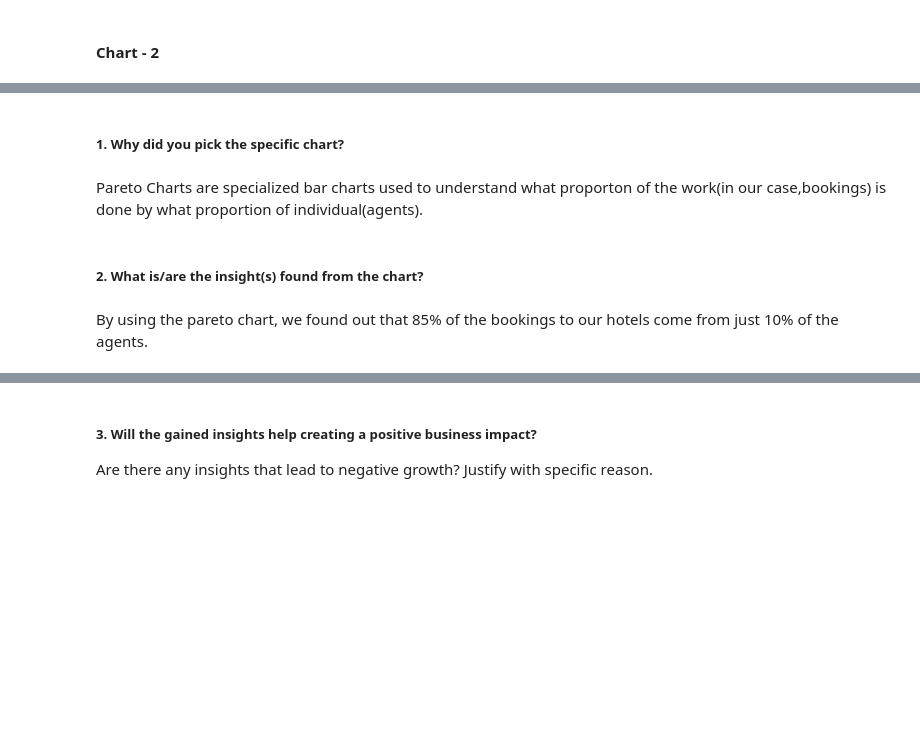
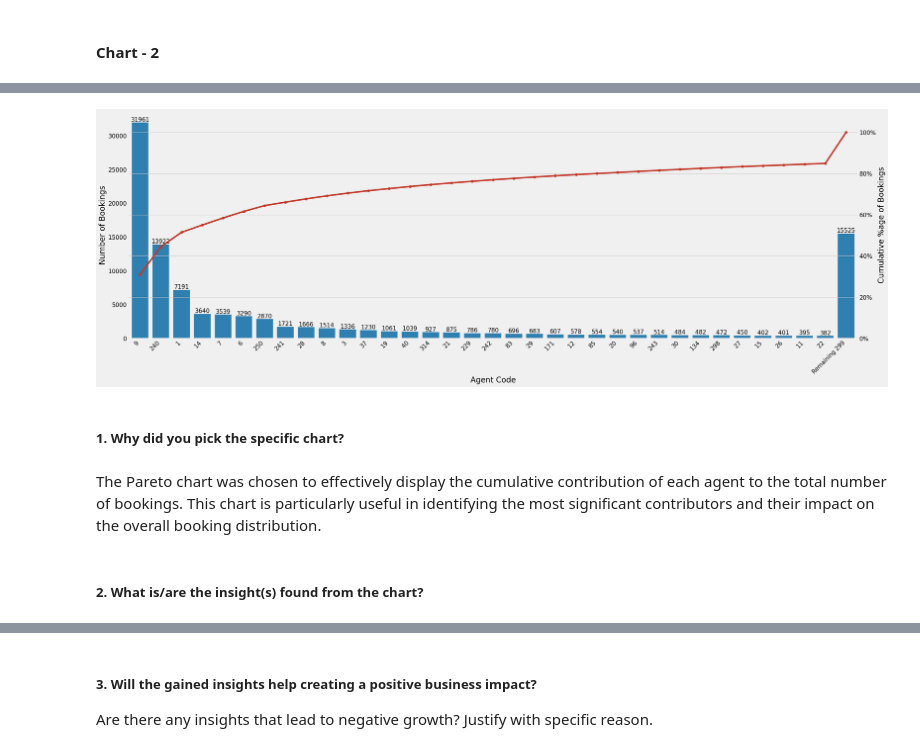
Before and after one commit to bisht-deepak/EDA, a Jupyter notebook: Hotel Booking/hotel-booking-analysis.ipynb, the cells around one changed output, grey strips where cells are left out. Drawn from its saved outputs; the diff is of its cells as text; code cells hidden in the pictures; blank space fills up the shorter version.

Commit message:
Kaggle Notebook | Hotel Booking Analysis | Version 10

```diff
--- a/Hotel Booking/hotel-booking-analysis.ipynb
+++ b/Hotel Booking/hotel-booking-analysis.ipynb
@@ -485,40 +662,41 @@ ax.set_ylabel("Number of Bookings", fontsize= 20)
 
 #aligning the first and last bars near to the edges
 ax.set_xmargin(0.005)
 
 #removing grid lines for the primary axis
 ax.grid(False)
 
 #plotting the cumulative percentage of bookings for agents as a line plot
 ax2= ax.twinx()
 ax2.plot(agents["cumperc"], marker="o", color= "#c23728")
 
 #customising the secondary y axis
 ax2.yaxis.set_major_formatter(PercentFormatter())
 ax2.tick_params(labelsize= 15)
 ax2.set_ylabel("Cumulative %age of Bookings", fontsize= 20)
+#aligning the secondary y axis with the primary y axis
 ax2.set_ylim(0,110)
-ax2.set_axisbelow("line")
+ax2.set_axisbelow(True)
 
 # plt.grid(which='minor', axis='y', zorder=-1.0)
 
 #adding a grey area encapsulating the agents that constitute 80% of the sales
 # threshold = 80
 # agents_df_pareto["bar_cumperc"] = agents_df_pareto['cumperc'] - agents_df_pareto['cumperc'][0] + agents_df_pareto['size'][0]
 # idx80 = (agents_df_pareto['cumperc'] >= threshold).idxmax()
 
 # ax2.fill_between(agents_df_pareto['agent'][:idx80+1], 0, agents_df_pareto['cumperc'][:idx80+1],
 #                  facecolor='grey', alpha=0.3)
 
 plt.show()
 
 
-("#1984c5", "#c23728")
+# ("#1984c5", "#c23728")
+# %% [output]
+[figure, added]
 # %% [markdown]
 ##### 1. Why did you pick the specific chart?
-# %% [markdown]
-Pareto Charts are specialized bar charts used to understand what proporton of the work(in our case,bookings) is done by what proportion of individual(agents).
+# %% [markdown]
+The Pareto chart was chosen to effectively display the cumulative contribution of each agent to the total number of bookings. This chart is particularly useful in identifying the most significant contributors and their impact on the overall booking distribution.
 # %% [markdown]
 ##### 2. What is/are the insight(s) found from the chart?
-# %% [markdown]
-By using the pareto chart, we found out that 85% of the bookings to our hotels come from just 10% of the agents.
```
Also changed, not shown: parts of 112 cells of this notebook.
